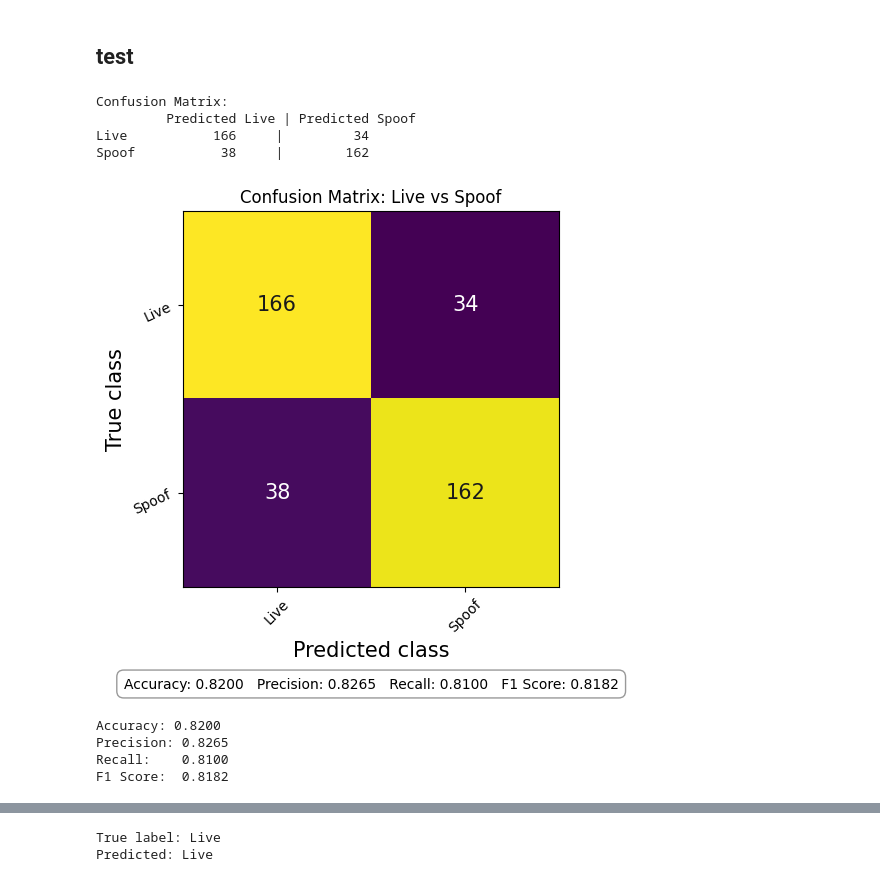
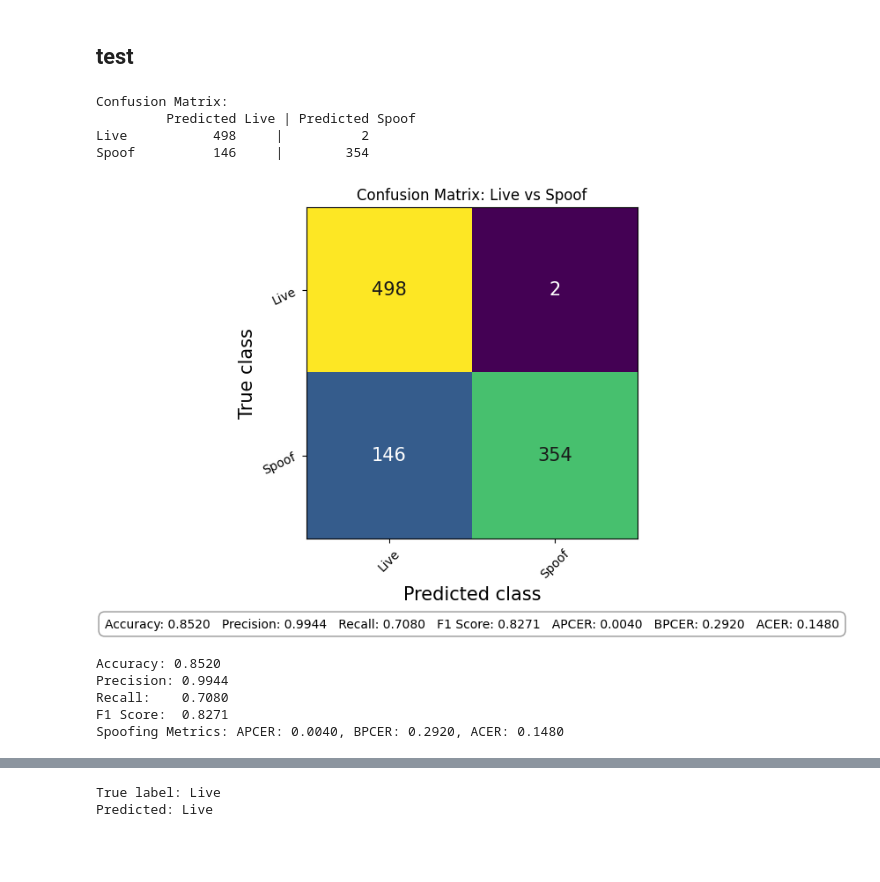
Before and after one commit to Lands-Horizon-Corp/spoofing-recognition, a Jupyter notebook: notebooks/training/efficient_net/train.ipynb, the cells around one changed output, grey strips where cells are left out. Cells and saved outputs as stored; diff of their text form; code cells hidden in the pictures; blank space fills up the shorter version.

Commit message:
refactor: clean up, use util functions for efficientnet training process

```diff
--- a/notebooks/training/efficient_net/train.ipynb
+++ b/notebooks/training/efficient_net/train.ipynb
@@ -57,7 +106,7 @@ all_ds = CelebASpoofDataset(
     root_dir=config.ROOT_DIR,
     json_label_path=config.TRAIN_JSON,
     bbox_json_path=bbox_lookup,
-    target_size = config.TARGET_SIZE,
+    target_size = TARGET_SIZE,
     bbox_original_size = config.BBOX_ORGINAL_SIZE
 )
 
@@ -65,12 +114,14 @@ test_ds = CelebASpoofDataset(
     root_dir=config.ROOT_DIR,
     json_label_path=config.TEST_JSON,
     bbox_json_path=bbox_lookup,
-    target_size = config.TARGET_SIZE,
+    target_size = TARGET_SIZE,
     bbox_original_size = config.BBOX_ORGINAL_SIZE
 )
 
-train_ds = Subset(all_ds, range(0, int(0.5 * len(all_ds))))
-val_ds = Subset(all_ds, range(int(0.5 * len(all_ds)), len(all_ds)))
+
+t_idx, v_idx = split_celeba_json_by_subject(config.TRAIN_JSON)
+train_ds = Subset(all_ds, t_idx)
+val_ds = Subset(all_ds, v_idx)
 # %% [output]
 Loading BBox Cache into RAM...
 Loading BBox Cache into RAM...
@@ -82,8 +147,8 @@ len(train_ds)
 
 np.random.seed(seed)
 
-small_train_ds = create_subset(train_ds.dataset, total_size=3000, spoof_percent=config.SPOOF_PERCENT)
-small_val_ds = create_subset(val_ds.dataset, total_size=1000, spoof_percent=config.SPOOF_PERCENT)
-small_test_ds = create_subset(test_ds, total_size=400)
+small_train_ds = create_subset(train_ds.dataset, total_size=TRAIN_IMG_COUNT, spoof_percent=SPOOF_PERCENT)
+small_val_ds = create_subset(val_ds.dataset, total_size=VAL_IMG_COUNT, spoof_percent=SPOOF_PERCENT)
+small_test_ds = create_subset(test_ds, total_size=TEST_IMG_COUNT)
 print(f"Created Balanced Train: {len(small_train_ds)} images")
 # %% [output]
@@ -126,27 +185,27 @@ Live count: 300, Spoof count: 700
 # %%
 from torch.utils.data import DataLoader
 small_train_loader = DataLoader(small_train_ds,
-                                batch_size=config.BATCH_SIZE,
+                                batch_size=BATCH_SIZE,
                                 shuffle=True,
-                                num_workers=config.WORKERS,
+                                num_workers=WORKERS,
                                 pin_memory=True,
                                 persistent_workers=True
 
 
 )
 small_val_loader = DataLoader(small_val_ds,
-                              batch_size=config.BATCH_SIZE,
+                              batch_size=BATCH_SIZE,
                               shuffle=False,
-                              num_workers=config.WORKERS,
+                              num_workers=WORKERS,
                               pin_memory=True,
                               persistent_workers=True
 
 
 )
 small_test_loader = DataLoader(small_test_ds,
-                               batch_size=config.BATCH_SIZE,
+                               batch_size=BATCH_SIZE,
                                shuffle=False,
-                                num_workers=config.WORKERS,
+                                num_workers=WORKERS,
                                 pin_memory=True,
                                 persistent_workers=True
                                 )
@@ -168,10 +246,11 @@ model, history = train_model(model=model,
                              val_loader=small_val_loader,
                              criterion=criterion,
                              optimizer=optimizer,
-                             epochs=5,
+                             epochs=EPOCHS,
                              early_stopping_limit=config.EARLY_STOPPING_LIMIT,
                              train_transforms=gpu_transforms_train,
                              val_transforms=gpu_transforms_val,
-                             profiler_log_name=PROFILER_NAME
+                             profiler_log_name=MODEL_NAME,
+                             scheduler=scheduler
                              )
 # %% [output]
@@ -197,14 +283,15 @@ train_loss_fig, precision_fig = display_train_result(history)
 # %% [markdown]
 ## test
 # %%
-confusion_matrix, accuracy, precision, recall, f1 = evaluate_model(model=model, dataloader=small_test_loader, device=device, val_transforms=gpu_transforms_val)
+confusion_matrix, accuracy, precision, recall, f1, spoof_metric_val  = evaluate_model(model=model, dataloader=small_test_loader, device=device, val_transforms=gpu_transforms_val, threshold=0.5)
 # %% [output]
 Confusion Matrix:
          Predicted Live | Predicted Spoof
-Live           166     |         34
-Spoof           38     |        162
+Live           498     |          2
+Spoof          146     |        354
-[figure, old version]
+[figure, new version]
-Accuracy: 0.8200
-Precision: 0.8265
-Recall:    0.8100
-F1 Score:  0.8182
+Accuracy: 0.8520
+Precision: 0.9944
+Recall:    0.7080
+F1 Score:  0.8271
+Spoofing Metrics: APCER: 0.0040, BPCER: 0.2920, ACER: 0.1480
```
Also changed, not shown: parts of 28 cells of this notebook, 5 other files.
